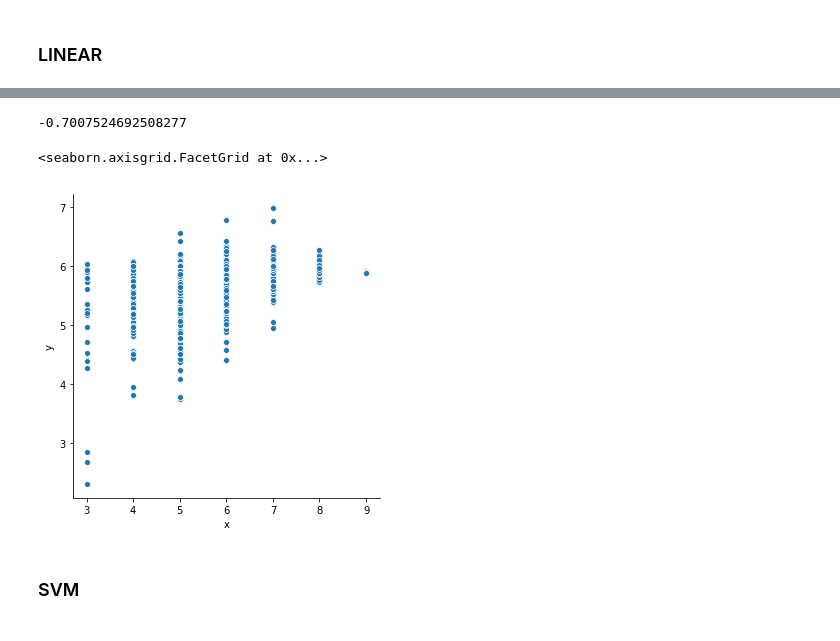
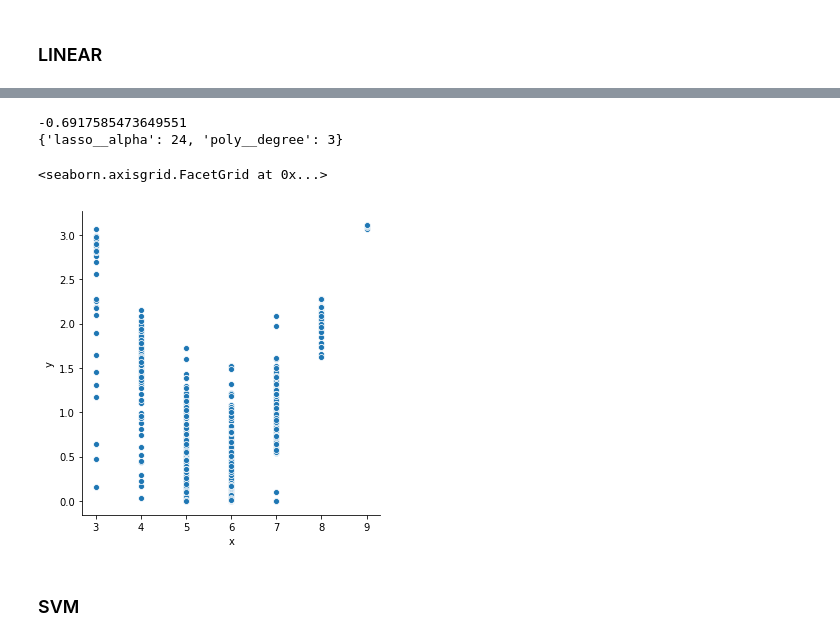
Before and after one commit to louislouisloui/cognitivo, a Jupyter notebook: 02_MODELS.ipynb, the cells around one changed output, grey strips where cells are left out. Cells and saved outputs as stored; diff of their text form; code cells hidden in the pictures.

```diff
--- a/02_MODELS.ipynb
+++ b/02_MODELS.ipynb
@@ -40,10 +62,10 @@ scaler = RobustScaler(quantile_range=(0.01,0.99))
 poly = PolynomialFeatures()
 lasso = Lasso()
 # %%
-pipe= Pipeline([('scaler',scaler),
+pipe_linear= Pipeline([('scaler',scaler),
                ('poly', poly),
                ('lasso',lasso)])
 # %%
-pipe_params = {'lasso__alpha':(16,20,24,28,32), 'poly__degree': (3,4,5)}
-grid = GridSearchCV(pipe, pipe_params, scoring = 'neg_mean_absolute_error',verbose = 1,cv = 5)
-grid.fit(X = dt.drop('quality', axis = 1).values, y = dt.quality)
+pipe_linear_params = {'lasso__alpha':(24,32), 'poly__degree': (3,4)}
+grid_linear = GridSearchCV(pipe_linear, pipe_linear_params, scoring = 'neg_mean_absolute_error',verbose = 1,cv = 10)
+grid_linear.fit(X = dt.drop('quality', axis = 1).values, y = dt.quality)
@@ -50,16 +85,14 @@ grid.fit(X = dt.drop('quality', axis = 1).values, y = dt.quality)
 # %%
-print(grid.best_score_)
-print(grid.best_params_)
+print(grid_linear.best_score_)
+print(grid_linear.best_params_)
 # %% [output]
--0.7007524692508277
+-0.6917585473649551
+{'lasso__alpha': 24, 'poly__degree': 3}
 # %%
-y_pred = grid.predict(dt.drop('quality', axis = 1).values)
+y_pred = grid_linear.predict(dt.drop('quality', axis = 1).values)
 y_res = np.abs(dt.quality-y_pred)
-print(r2_score(y_pred,dt.quality))
-print(mean_absolute_error(y_pred,dt.quality))
+dt_res = pd.DataFrame({'x':dt.quality, 'y': y_res})
+sns.relplot(data = dt_res, x = 'x', y = 'y')
+# %% [output]
+<seaborn.axisgrid.FacetGrid at 0x...>
+[figure, added]
-# %%
-dt_plot = pd.DataFrame({'x':dt.quality, 'y': y_pred})
-sns.relplot(data = dt_plot, x = 'x', y = 'y')
-# %% [output]
-<seaborn.axisgrid.FacetGrid at 0x...>
-[figure, removed]
```
Also changed, not shown: parts of 26 cells of this notebook, 3 other files.
